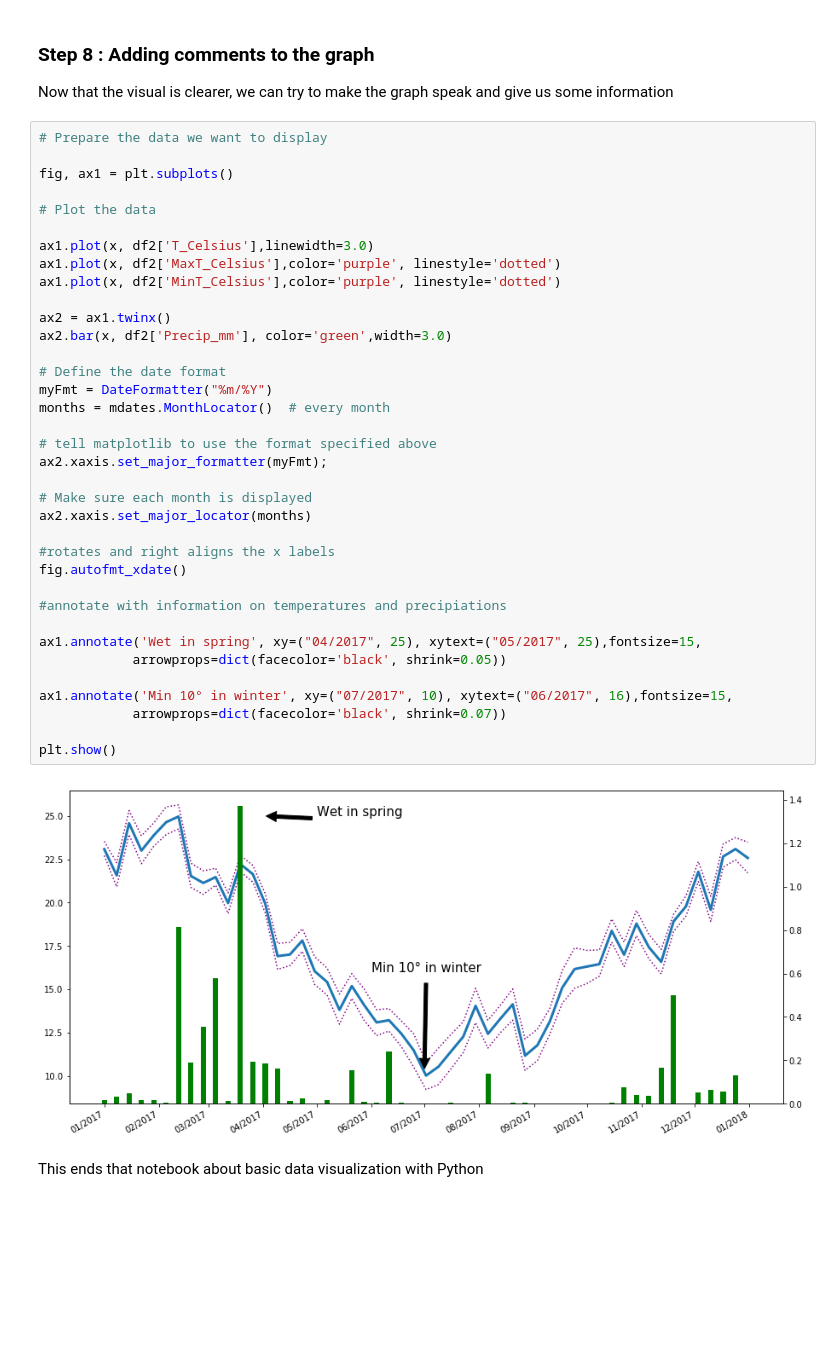
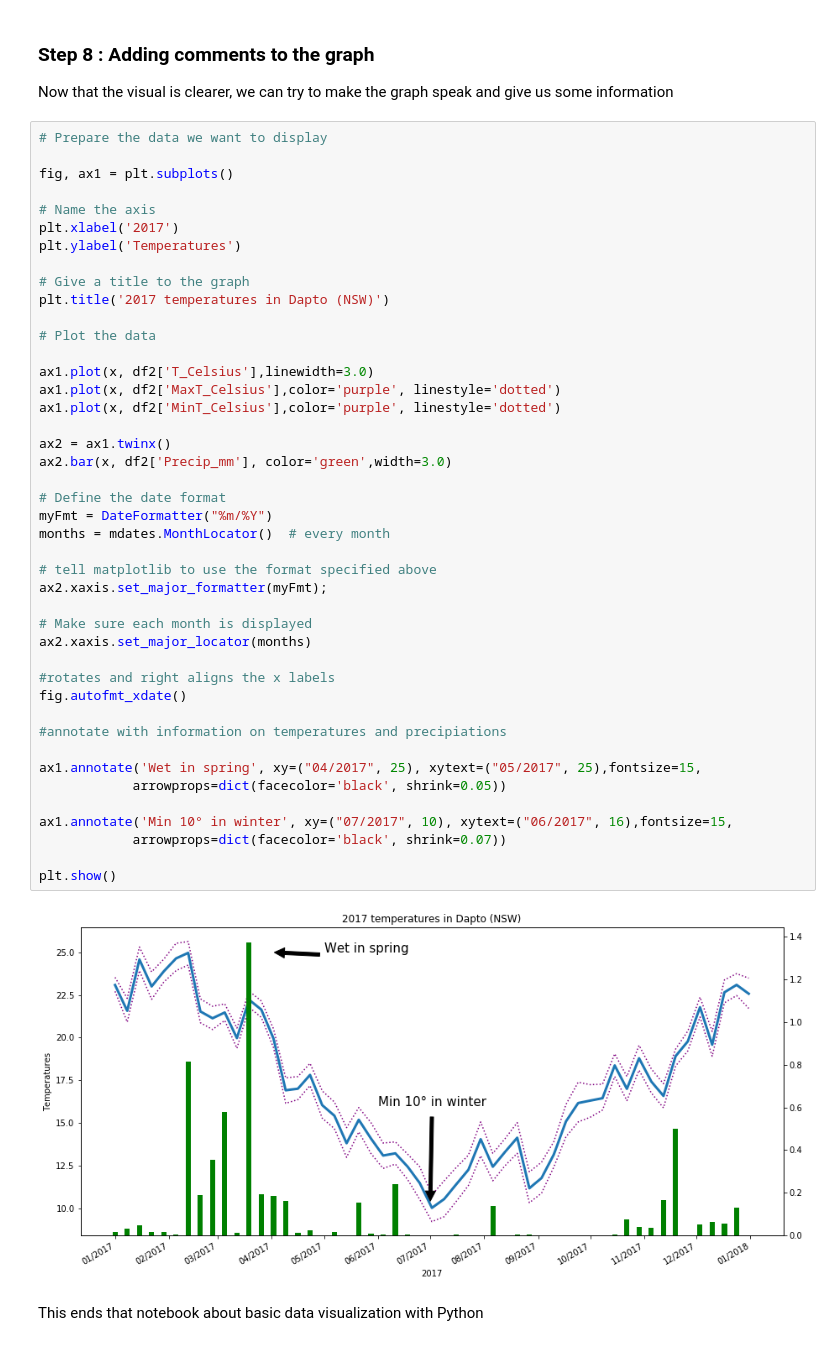
Before and after one commit to GuillaumeRouja/2019-Python-Data-Visualization, a Jupyter notebook: GR_BoM_displaying.ipynb, the cells around one changed output. Drawn from its saved outputs; the diff is of its cells as text; blank space fills up the shorter version.

Commit message:
Updated last step to include titles and axes names information in the final graph

```diff
--- a/GR_BoM_displaying.ipynb
+++ b/GR_BoM_displaying.ipynb
@@ -199,39 +200,46 @@ Now that the visual is clearer, we can try to make the graph speak and give us s
 # Prepare the data we want to display
 
 fig, ax1 = plt.subplots()
+
+# Name the axis
+plt.xlabel('2017')
+plt.ylabel('Temperatures')
+
+# Give a title to the graph
+plt.title('2017 temperatures in Dapto (NSW)')
 
 # Plot the data
 
 ax1.plot(x, df2['T_Celsius'],linewidth=3.0)
 ax1.plot(x, df2['MaxT_Celsius'],color='purple', linestyle='dotted')
 ax1.plot(x, df2['MinT_Celsius'],color='purple', linestyle='dotted')
 
 ax2 = ax1.twinx()
 ax2.bar(x, df2['Precip_mm'], color='green',width=3.0)
 
 # Define the date format
 myFmt = DateFormatter("%m/%Y")
 months = mdates.MonthLocator()  # every month
 
 # tell matplotlib to use the format specified above
 ax2.xaxis.set_major_formatter(myFmt);
 
 # Make sure each month is displayed
 ax2.xaxis.set_major_locator(months)
 
 #rotates and right aligns the x labels
 fig.autofmt_xdate()
 
 #annotate with information on temperatures and precipiations
 
 ax1.annotate('Wet in spring', xy=("04/2017", 25), xytext=("05/2017", 25),fontsize=15,
             arrowprops=dict(facecolor='black', shrink=0.05))
 
 ax1.annotate('Min 10° in winter', xy=("07/2017", 10), xytext=("06/2017", 16),fontsize=15,
             arrowprops=dict(facecolor='black', shrink=0.07))
 
 plt.show()
 # %% [output]
-[figure, old version]
+[figure, new version]
 # %% [markdown]
 This ends that notebook about basic data visualization with Python
```
Also changed, not shown: parts of 1 cell of this notebook.
